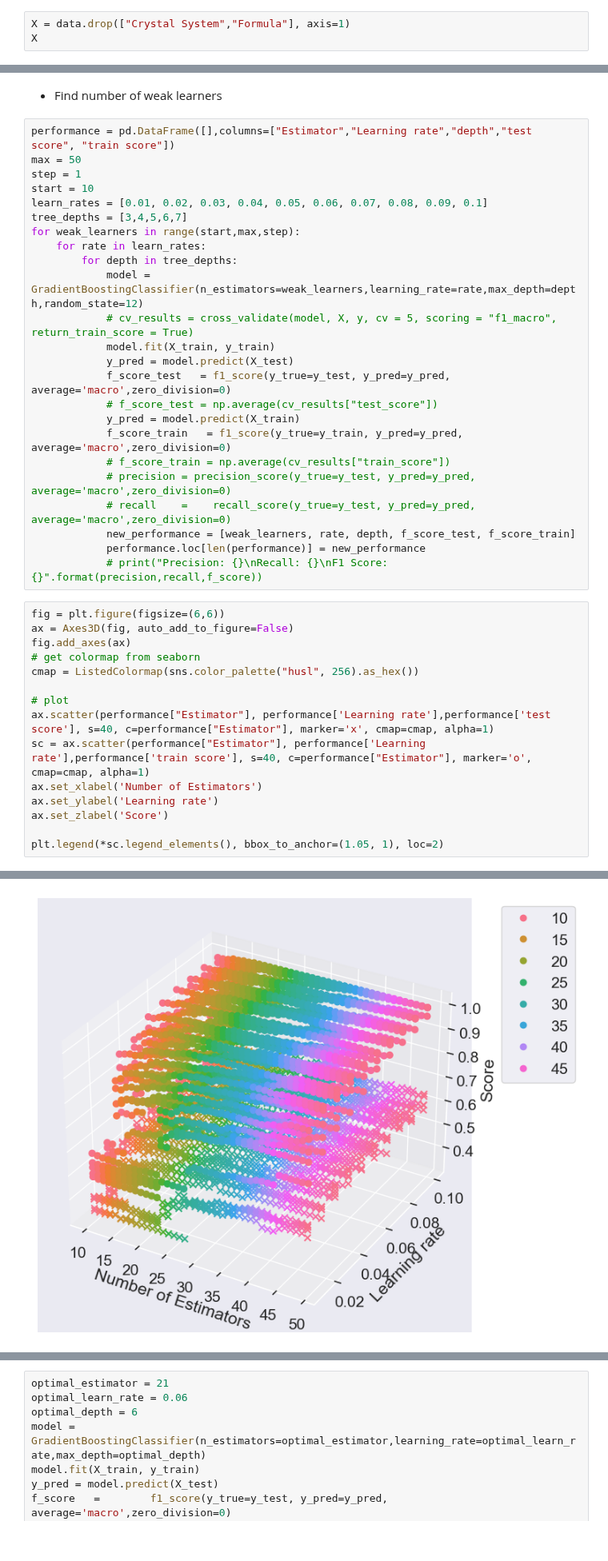
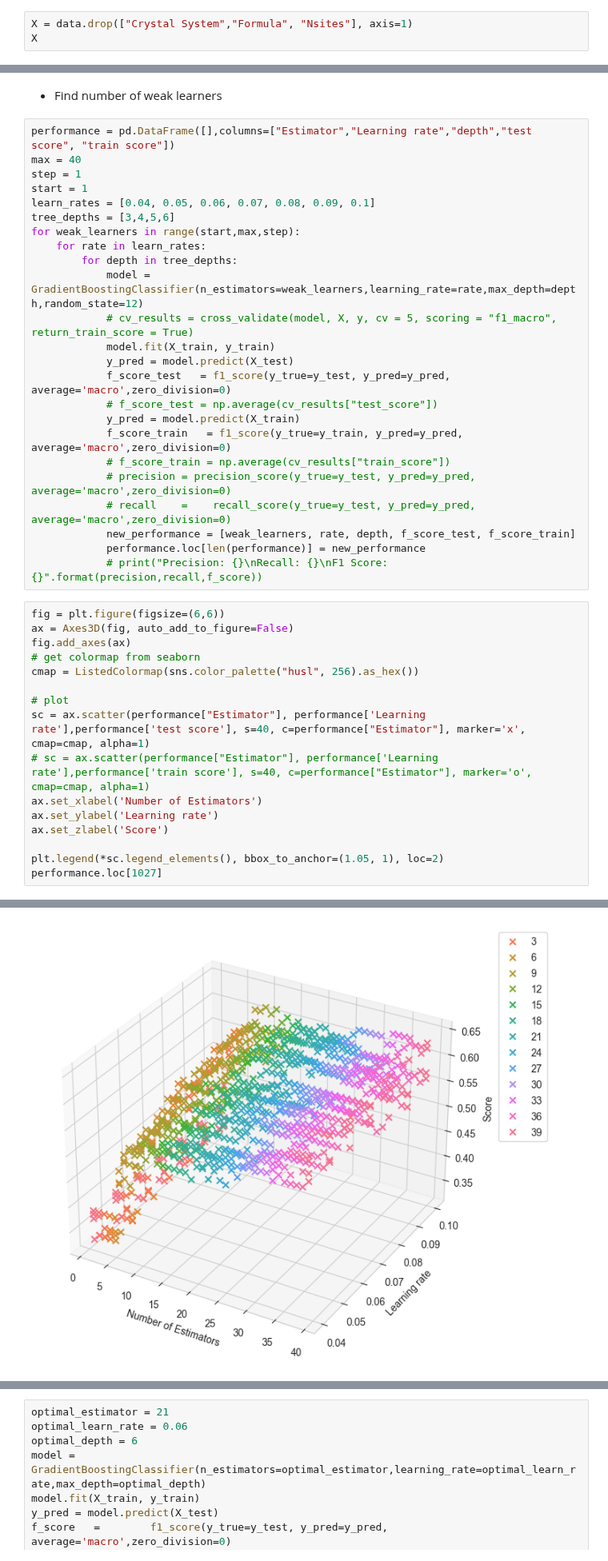
Before and after one commit to tieuandpepper/CHEE6397_HWs, a Jupyter notebook: Project/project.ipynb, the cells around one changed output, grey strips where cells are left out. Shown at 80% size. Cells and saved outputs as stored; diff of their text form.

```diff
--- a/Project/project.ipynb
+++ b/Project/project.ipynb
@@ -111,6 +111,6 @@ chem_formula
 338      Li3Co2(SiO4)2
 Name: Formula, Length: 339, dtype: object
 # %%
-X = data.drop(["Crystal System","Formula"], axis=1)
+X = data.drop(["Crystal System","Formula", "Nsites"], axis=1)
 X
 # %% [output]
@@ -149,11 +149,11 @@ X_train, X_test, y_train, y_test = train_test_split(X, y, test_size=0.25, random
 * Find number of weak learners
 # %%
 performance = pd.DataFrame([],columns=["Estimator","Learning rate","depth","test score", "train score"])
-max = 50
+max = 40
 step = 1
-start = 10
-learn_rates = [0.01, 0.02, 0.03, 0.04, 0.05, 0.06, 0.07, 0.08, 0.09, 0.1]
-tree_depths = [3,4,5,6,7]
+start = 1
+learn_rates = [0.04, 0.05, 0.06, 0.07, 0.08, 0.09, 0.1]
+tree_depths = [3,4,5,6]
 for weak_learners in range(start,max,step):
     for rate in learn_rates:
         for depth in tree_depths:
@@ -179,11 +179,12 @@ fig.add_axes(ax)
 cmap = ListedColormap(sns.color_palette("husl", 256).as_hex())
 
 # plot
-ax.scatter(performance["Estimator"], performance['Learning rate'],performance['test score'], s=40, c=performance["Estimator"], marker='x', cmap=cmap, alpha=1)
-sc = ax.scatter(performance["Estimator"], performance['Learning rate'],performance['train score'], s=40, c=performance["Estimator"], marker='o', cmap=cmap, alpha=1)
+sc = ax.scatter(performance["Estimator"], performance['Learning rate'],performance['test score'], s=40, c=performance["Estimator"], marker='x', cmap=cmap, alpha=1)
+# sc = ax.scatter(performance["Estimator"], performance['Learning rate'],performance['train score'], s=40, c=performance["Estimator"], marker='o', cmap=cmap, alpha=1)
 ax.set_xlabel('Number of Estimators')
 ax.set_ylabel('Learning rate')
 ax.set_zlabel('Score')
 
 plt.legend(*sc.legend_elements(), bbox_to_anchor=(1.05, 1), loc=2)
+performance.loc[1027]
 # %% [output]
@@ -191,2 +197,2 @@ plt.legend(*sc.legend_elements(), bbox_to_anchor=(1.05, 1), loc=2)
-[figure, old version]
+[figure, new version]
 # %%
```
Also changed, not shown: parts of 5 cells of this notebook, 1 other file.
